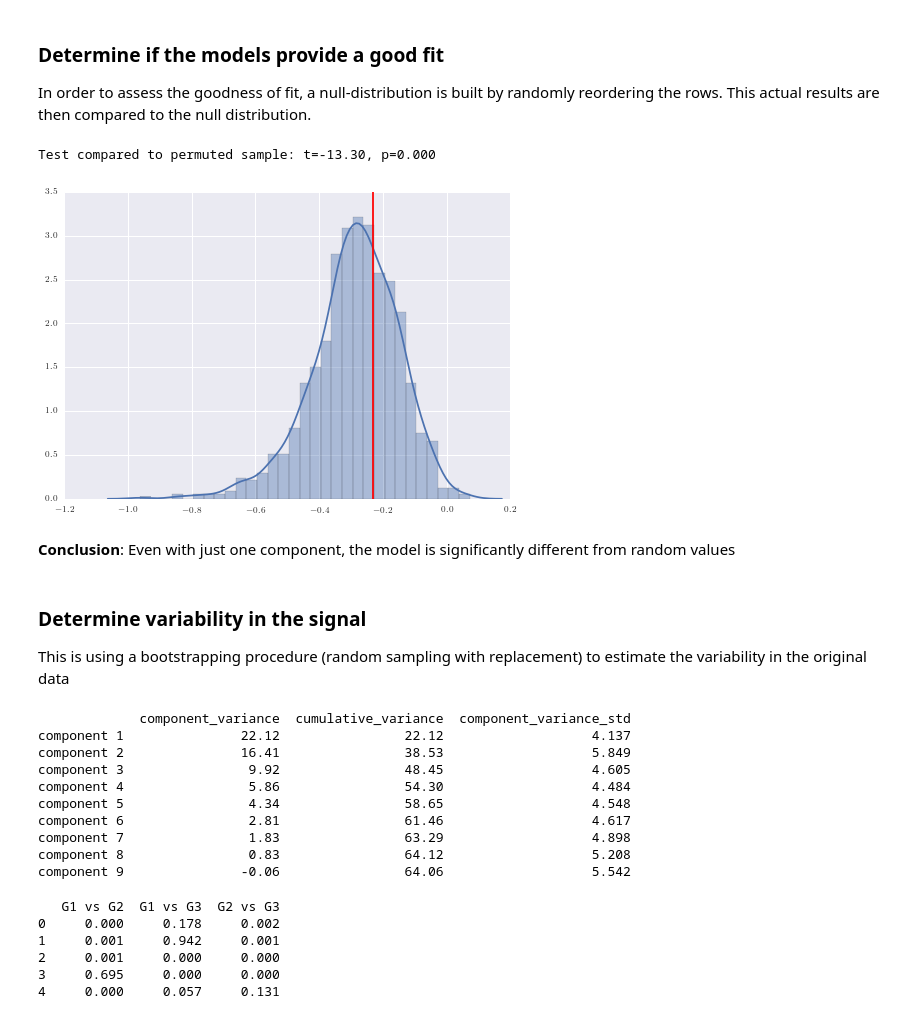
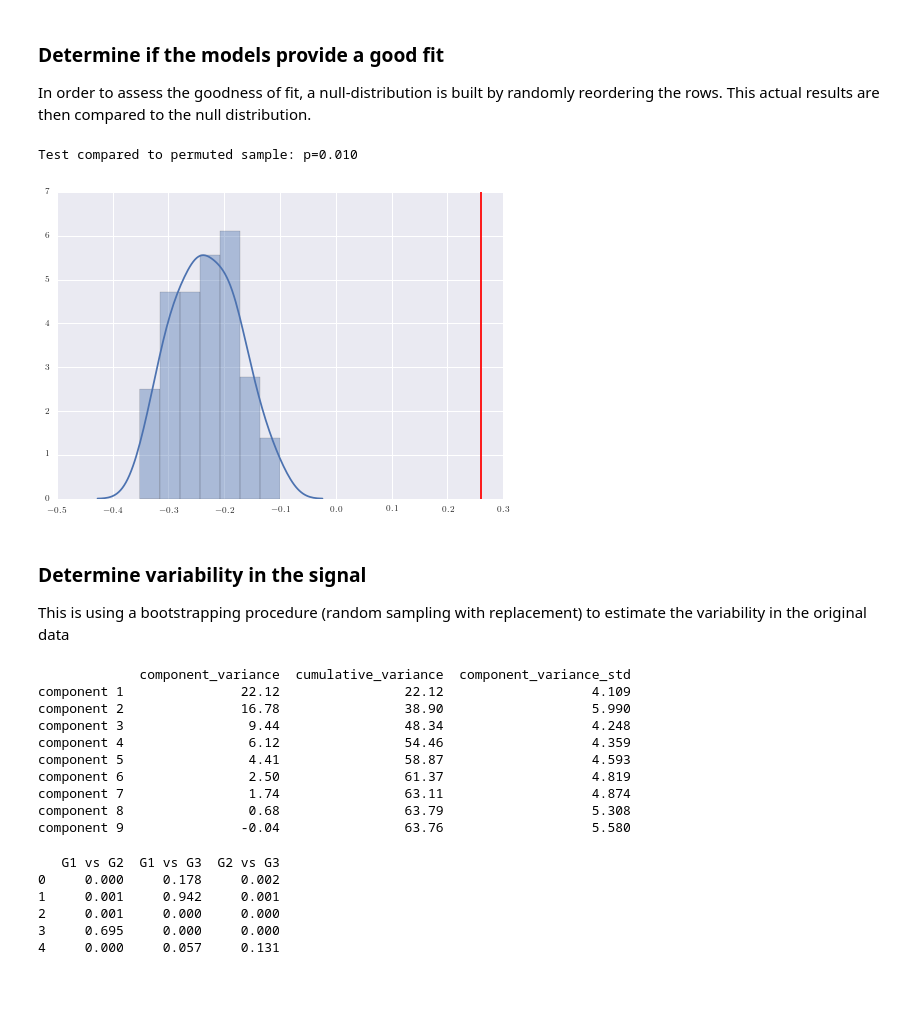
Before and after one commit to luigiam/Conners_analysis, a Jupyter notebook: Conners_Connectome_PLS.ipynb, the cells around one changed output. Cells and saved outputs as stored; diff of their text form; code cells hidden in the pictures; blank space fills up the shorter version.

```diff
--- a/Conners_Connectome_PLS.ipynb
+++ b/Conners_Connectome_PLS.ipynb
@@ -117,32 +118,30 @@ In order to assess the goodness of fit, a null-distribution is built by randomly
 # %%
 number_of_components = 3
 
+pls = PLSRegression(n_components=number_of_components)
+fit = pls.fit(x_original, y_original)
+original_score = fit.score(x_original, y_original)
+
 permuted_scores = list()
 
-for i in range(0,1000):
+for i in range(0,100):
     x_permuted = x_original[np.random.permutation(np.arange(0, x_original.shape[0])), :]
 
     # Running PLS regression on the random sample
-    x_train, x_test, y_train, y_test = train_test_split(x_permuted, y_original, test_size=0.4, random_state=0)
     pls = PLSRegression(n_components=number_of_components)
-    fit = pls.fit(x_train, y_train)
-    permuted_scores.append(fit.score(x_test, y_test))
-
-x_train, x_test, y_train, y_test = train_test_split(x_original, y_original, test_size=0.4, random_state=0)
-pls = PLSRegression(n_components=number_of_components)
-fit = pls.fit(x_train, y_train)
-original_score = fit.score(x_test, y_test)
+    permuted_fit = pls.fit(x_permuted, y_original)
+    _, permuted_fit.x_weights_, _ = procrustes(fit.x_weights_, permuted_fit.x_weights_)
+    _, permuted_fit.y_weights_, _ = procrustes(fit.y_weights_, permuted_fit.y_weights_)
+    permuted_scores.append(fit.score(x_permuted, y_original))
 
 sns.distplot(permuted_scores)
 plt.axvline(x=original_score, color='r')
 
-t,p = ttest_1samp(a=permuted_scores, popmean=original_score)
-print('Test compared to permuted sample: t=%.2f, p=%.3f' % (t,p))
+permutation_p = float((np.sum(permuted_scores > original_score) + 1))/(np.shape(permuted_scores)[0] + 1)
+print('Test compared to permuted sample: p=%.3f' % permutation_p)
 # %% [output]
-Test compared to permuted sample: t=-13.30, p=0.000
+Test compared to permuted sample: p=0.010
-[figure, old version]
+[figure, new version]
-# %% [markdown]
-**Conclusion**: Even with just one component, the model is significantly different from random values
 # %% [markdown]
 ### Determine variability in the signal
 This is using a bootstrapping procedure (random sampling with replacement) to estimate the variability in the original data
@@ -157,6 +156,15 @@ for components in range(1,number_of_components):
     x_loadings = list()
     variance_explained = list()
 
+    # Selecting a random sub-sample (60% of the total sample)
+    random_indices = np.asarray(sorted(np.random.choice(np.arange(0,x_original.shape[0]), int(round(0.6*x_original.shape[0])))))
+    x_sample = x_original[np.asarray(random_indices), :]
+    y_sample = y_original[np.asarray(random_indices), :]
+
+    # Running PLS regression on the random sample
+    pls = PLSRegression(n_components=components)
+    original_fit = pls.fit(x_sample, y_sample)
+
     for i in range(0,1000):
         # Selecting a random sub-sample (60% of the total sample)
         random_indices = np.asarray(sorted(np.random.choice(np.arange(0,x_original.shape[0]), int(round(0.6*x_original.shape[0])))))
@@ -166,6 +174,8 @@ for components in range(1,number_of_components):
         # Running PLS regression on the random sample
         pls = PLSRegression(n_components=components)
         fit = pls.fit(x_sample, y_sample)
+        _, fit.x_weights_, _ = procrustes(original_fit.x_weights_, fit.x_weights_)
+        _, fit.y_weights_, _ = procrustes(original_fit.y_weights_, fit.y_weights_)
 
         # Collecting the results
         x_loadings.append(fit.x_loadings_)
@@ -184,15 +194,15 @@ results.index = ['component ' + str(i) for i in range(1,number_of_components)]
 print(results.round({'component_variance': 2, 'cumulative_variance': 2, 'component_variance_std': 3}))
 # %% [output]
              component_variance  cumulative_variance  component_variance_std
-component 1               22.12                22.12                   4.137
-component 2               16.41                38.53                   5.849
-component 3                9.92                48.45                   4.605
-component 4                5.86                54.30                   4.484
-component 5                4.34                58.65                   4.548
-component 6                2.81                61.46                   4.617
-component 7                1.83                63.29                   4.898
-component 8                0.83                64.12                   5.208
-component 9               -0.06                64.06                   5.542
+component 1               22.12                22.12                   4.109
+component 2               16.78                38.90                   5.990
+component 3                9.44                48.34                   4.248
+component 4                6.12                54.46                   4.359
+component 5                4.41                58.87                   4.593
+component 6                2.50                61.37                   4.819
+component 7                1.74                63.11                   4.874
+component 8                0.68                63.79                   5.308
+component 9               -0.04                63.76                   5.580
 # %%
 # Running PLS regression on the random sample
 x_scores = list()
```
Also changed, not shown: parts of 1 cell of this notebook.
